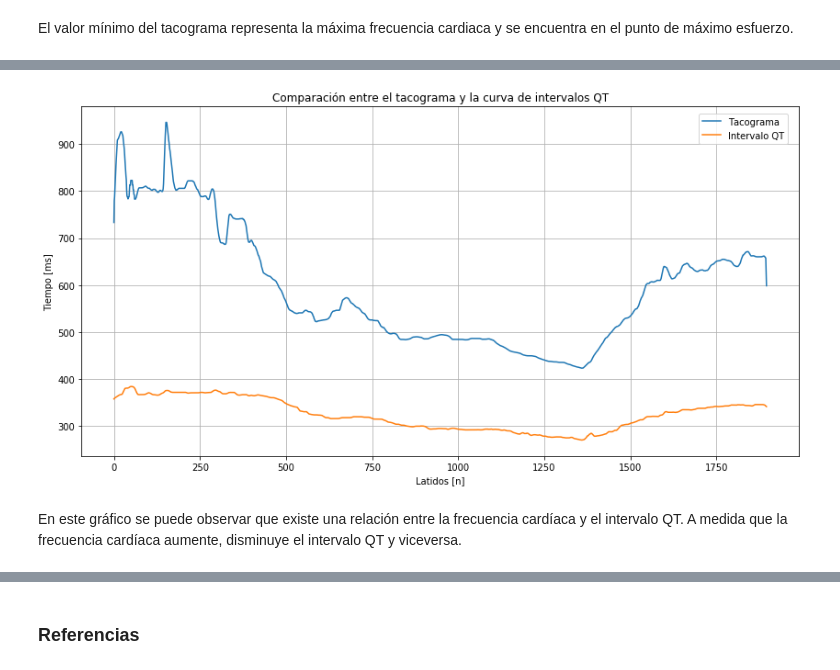
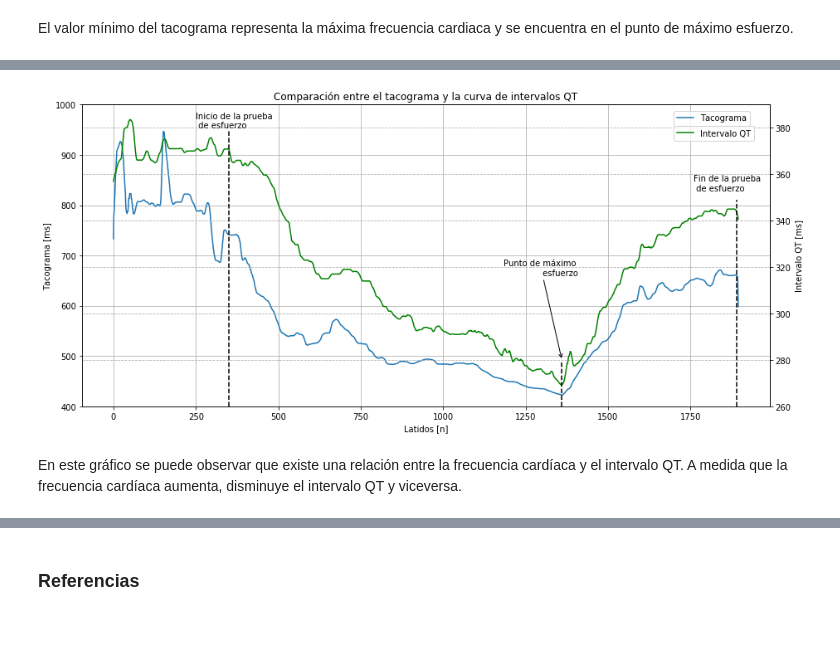
Before and after one commit to valentinPertierra/DSP_UTN, a Jupyter notebook: Proyecto final/notebook/Trabajo Final.ipynb, the cells around one changed output, grey strips where cells are left out. Cells and saved outputs as stored; diff of their text form; code cells hidden in the pictures; blank space fills up the shorter version.

```diff
--- a/Proyecto final/notebook/Trabajo Final.ipynb
+++ b/Proyecto final/notebook/Trabajo Final.ipynb
@@ -683,20 +744,45 @@ plt.show()
-# %%
-# Grafico el tacograma junto a la curva de intervalos QT
-plt.figure(figsize=(14,7))
-plt.title("Comparación entre el tacograma y la curva de intervalos QT")
-
-plt.plot(np.arange(len(tacograma)),tacograma,label= "Tacograma")
-plt.plot(np.arange(len(intervaloQT)),intervaloQT,label= "Intervalo QT")
-
-plt.legend(bbox_to_anchor=(0.86, 0.98), loc=2, borderaxespad=0.)
-plt.xlabel("Latidos [n]")
-plt.ylabel("Tiempo [ms]")
-plt.grid(True)
-plt.show()
-# %% [output]
-[figure, removed]
+# %%
+# Grafico el tacograma junto a la curva de intervalos QT
+fig, axRR = plt.subplots(figsize=(13,6))
+
+axRR.set_title("Comparación entre el tacograma y la curva de intervalos QT")
+axRR.set_xlabel("Latidos [n]")
+axRR.set_ylabel("Tacograma [ms]")
+axRR.plot(np.arange(len(tacograma)),tacograma,label= "Tacograma")
+axRR.legend(bbox_to_anchor=(0.86, 0.98), loc=2, borderaxespad=0.)
+axRR.set_ylim(400,1000)
+axRR.grid(True)
+
+axQT = axRR.twinx()
+
+axQT.set_ylabel("Intervalo QT [ms]")
+axQT.plot(np.arange(len(intervaloQT)),intervaloQT,label= "Intervalo QT",color='g')
+axQT.legend(bbox_to_anchor=(0.86, 0.93), loc=2, borderaxespad=0.)
+
+axQT.annotate('Punto de máximo \n esfuerzo',
+            xy=(1360,280), xycoords='data',
+            xytext=(20, 100), textcoords='offset points',
+            arrowprops=dict(arrowstyle="->"),
+            horizontalalignment='right', verticalalignment='bottom')
+
+axQT.text(250, 380, "Inicio de la prueba \n de esfuerzo")
+axQT.plot(np.ones(120)*350,np.arange(260,380),'k--')
+
+axQT.plot(np.ones(20)*1360,np.arange(260,280),'k--')
+
+axQT.text(1760, 353, "Fin de la prueba \n de esfuerzo")
+axQT.plot(np.ones(90)*1890,np.arange(260,350),'k--')
+
+
+axQT.set_ylim(260,390)
+axQT.grid(True,linestyle='--')
+
+fig.tight_layout()
+plt.show()
+# %% [output]
+[figure, added]
 # %% [markdown]
-En este gráfico se puede observar que existe una relación entre la frecuencia cardíaca y el intervalo QT. A medida que la frecuencia cardíaca aumente, disminuye el intervalo QT y viceversa.
+En este gráfico se puede observar que existe una relación entre la frecuencia cardíaca y el intervalo QT. A medida que la frecuencia cardíaca aumenta, disminuye el intervalo QT y viceversa.
 # %%
 
 region_1 = np.arange(0,350)
```
Also changed, not shown: parts of 12 cells of this notebook.
